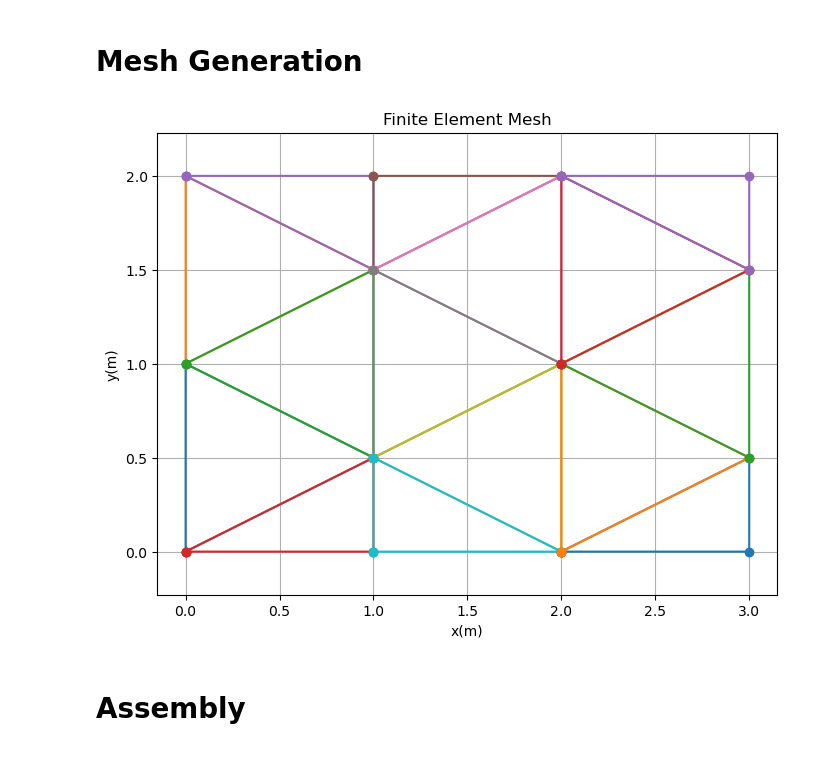
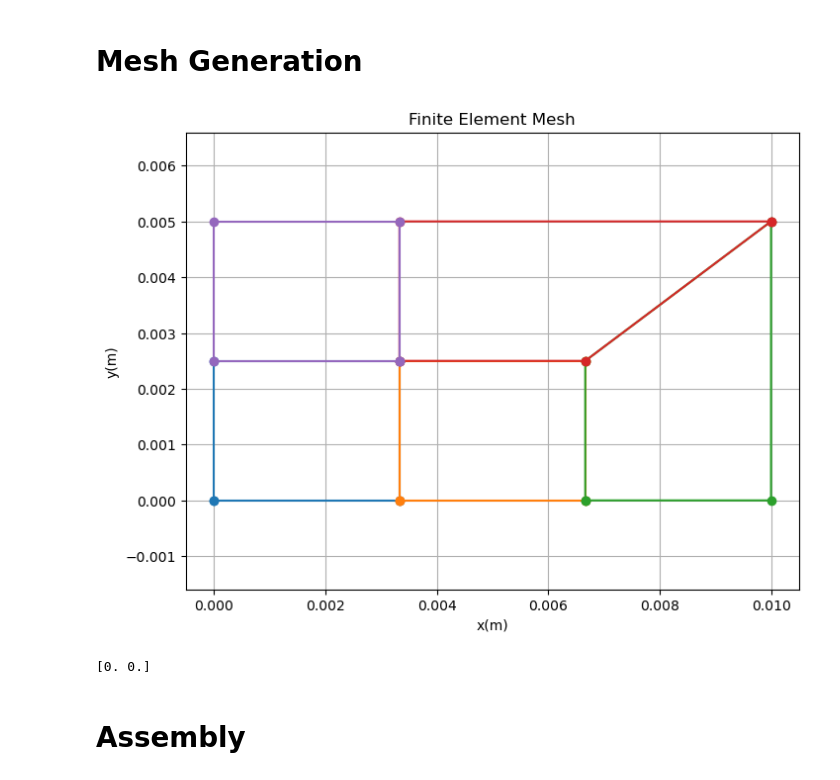
Before and after one commit to MohamedElkamash/FE_project, a Jupyter notebook: ME471_Elkamash_Mohamed_cp3.ipynb, the cells around one changed output. Saved outputs shown, nothing was run; the diff lists cells and outputs as text; code cells hidden in the pictures.

```diff
--- a/ME471_Elkamash_Mohamed_cp3.ipynb
+++ b/ME471_Elkamash_Mohamed_cp3.ipynb
@@ -125,31 +103,0 @@ class Element:
-# %%
-class Mesh:
-    def __init__(self, nodes, elements):
-        self.nodes = nodes
-        self.elements = elements
-
-    def plot_mesh(mesh, display_temp=False):
-        plt.figure(figsize=(8, 6))
-
-        # Plot each element
-        for element in mesh.elements.values():
-            # Get the coordinates of the nodes
-            coords = np.array([(node.x, node.y) for node in element.nodes])
-            # Close the polygon by appending the first node again
-            coords = np.vstack([coords, coords[0]])
-            plt.plot(coords[:, 0], coords[:, 1], marker='o')
-
-        #Plot boundary temperatures
-        if display_temp == True:
-            for node_id, node in mesh.nodes.items():
-                temp = node.T
-                node = mesh.nodes[node_id]
-                plt.text(node.x, node.y, f'T={temp:.3g}', fontsize=9, ha='right')
-
-        # Set labels and title
-        plt.title('Finite Element Mesh')
-        plt.xlabel('x(m)')
-        plt.ylabel('y(m)')
-        plt.axis('equal')
-        plt.grid(True)
-        plt.show()
@@ -156,30 +192,17 @@ class Mesh:
 # %% [markdown]
 # Mesh Generation
-# %%
-#mesh generation
-n_nodes = len(node_table)
-n_elements = len(connectivity_table)
-n_nodes_per_element = 3
-nodes = {}
-elements = {}
-
-#generate nodes
-for node_id, coordinates in node_table.items():
-    nodes[node_id] = Node(node_id, coordinates[0], coordinates[1])
-
-#generate elements
-for element_id, nodes_ids in connectivity_table.items():
-    element_nodes = []
-    for node_id in nodes_ids:
-        element_nodes.append(nodes[node_id])
-    elements[element_id] = Element(element_id, element_nodes)
-
-#generate mesh
-mesh = Mesh(nodes, elements)
-#plot mesh
-mesh.plot_mesh()
-# %% [output]
-[figure, removed]
+# %%
+file_path = 'input.txt'
+mesh = Mesh(file_path)
+mesh.plot_mesh()
+# %% [output]
+[figure, added]
+# %%
+element = mesh.elements[0]
+coords = element.coordinates()
+print(coords[0])
+# %% [output]
+[0. 0.]
 # %% [markdown]
 # Assembly
 # %%
```
Also changed, not shown: parts of 14 cells of this notebook, 4 other files.
